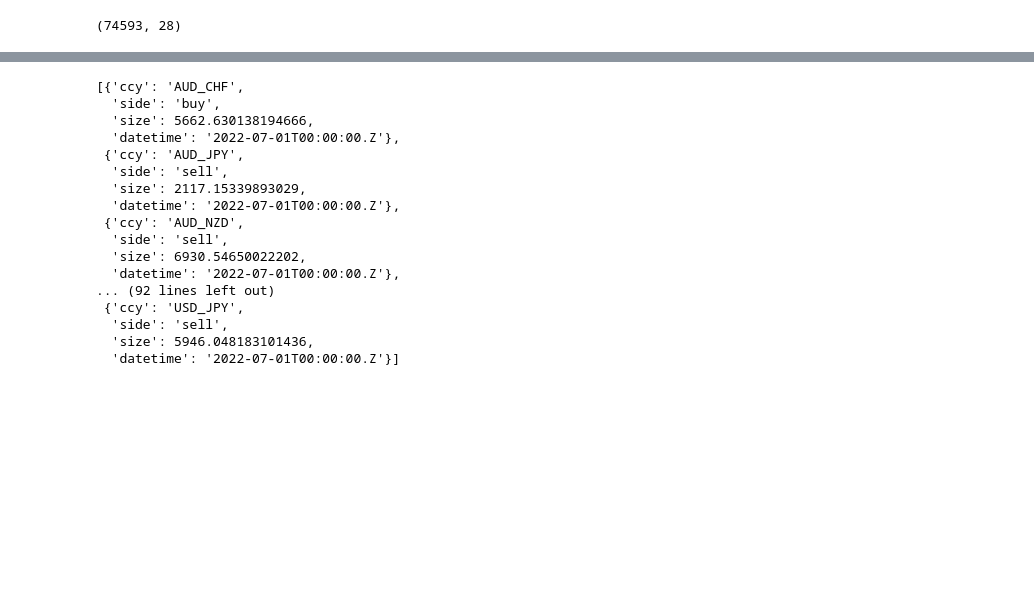
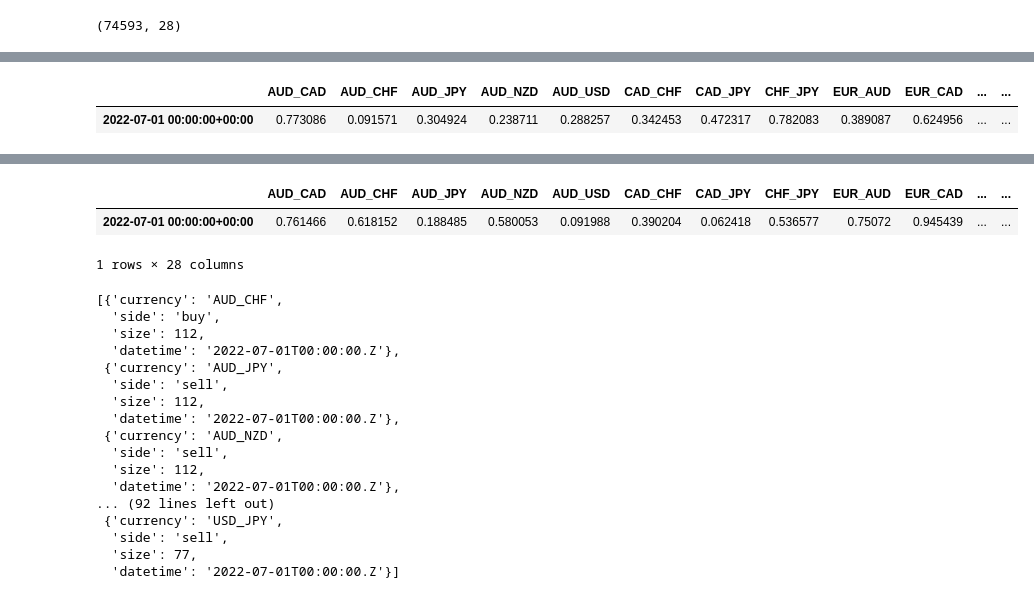
Before and after one commit to alexcolls/rex-ai, a Jupyter notebook: notebooks/marti/risk_management.ipynb, the cells around one changed output, grey strips where cells are left out. Saved outputs shown, nothing was run; the diff lists cells and outputs as text; code cells hidden in the pictures; blank space fills up the shorter version.

```diff
--- a/notebooks/marti/risk_management.ipynb
+++ b/notebooks/marti/risk_management.ipynb
@@ -175,20 +187,38 @@ See the caveats in the documentation: https://pandas.pydata.org/pandas-docs/stab
 1 rows × 28 columns
 # %%
-def balance(pred_vols, classification, risk=1, balance=100000, leverage=1):
-    cor = correlation_pairs(pred_vols)
+def trade_signals(pred_vols,last_data, classification, exchange_rate, risk=0.01, balance=100000, leverage=1):
+    cor = correlation_pairs(last_data)
 
     t,v = expected_volatility(pred_vols, cor)
-    n = (abs(classification.T)).sum()
+    n = int((abs(classification.T)).sum())
     risked = risk*balance*leverage/(t*n)
-    print(risked)
-    l = []
+
+
+    trade_signals = []
     for ccy in classification.columns:
         d = {}
         if int(classification[ccy]) != 0:
-            d["ccy"] = ccy
+            d["currency"] = ccy
             d["side"] = "sell" if int(classification[ccy]) == -1 else "buy"
-            d["size"] = float(v[ccy].astype("float")*risked)
-            d["datetime"] = pred_vols.index.to_list()[0].strftime("%Y-%m-%dT%H:%M:%S.Z")
-            l.append(d)
+            if ccy.split("_")[0] == "USD":
+                d["size"] = round(risked)
+            else:
+                d["size"] = round(risked*float(exchange_rate[ccy.split("_")[0]]))
+            d["datetime"] = v.index.to_list()[0].strftime("%Y-%m-%dT%H:%M:%S.Z")
+            trade_signals.append(d)
 
-    return l
+    return trade_signals
+# %%
+def read_exchange_rate(df):
+
+    rate = df.iloc[-1:]
+
+    data = pd.DataFrame(index=rate.index)
+
+    for ccy in rate.columns:
+        if ccy.split("_",2)[0] == "USD":
+            data[(ccy.split("_")[1])] = rate[ccy]
+        elif ccy.split("_",2)[1] == "USD":
+            data[(ccy.split("_")[0])] = 1/rate[ccy]
+
+    return data
@@ -195,4 +231,6 @@ def balance(pred_vols, classification, risk=1, balance=100000, leverage=1):
 # %%
-ex = balance(pred, clas)
+ex = trade_signals(pred,pred_last, clas, er)
 ex
 # %% [output]
+|  | AUD_CAD | AUD_CHF | AUD_JPY | AUD_NZD | AUD_USD | CAD_CHF | CAD_JPY | CHF_JPY | EUR_AUD | EUR_CAD | ... | ... |
+| 2022-07-01 00:00:00+00:00 | 0.773086 | 0.091571 | 0.304924 | 0.238711 | 0.288257 | 0.342453 | 0.472317 | 0.782083 | 0.389087 | 0.624956 | ... | ... |
@@ -201,17 +238,20 @@ dtype: float64
+|  | AUD_CAD | AUD_CHF | AUD_JPY | AUD_NZD | AUD_USD | CAD_CHF | CAD_JPY | CHF_JPY | EUR_AUD | EUR_CAD | ... | ... |
+| 2022-07-01 00:00:00+00:00 | 0.761466 | 0.618152 | 0.188485 | 0.580053 | 0.091988 | 0.390204 | 0.062418 | 0.536577 | 0.75072 | 0.945439 | ... | ... |
-[{'ccy': 'AUD_CHF',
-  'side': 'buy',
-  'size': 5662.630138194666,
-  'datetime': '2022-07-01T00:00:00.Z'},
- {'ccy': 'AUD_JPY',
-  'side': 'sell',
-  'size': 2117.15339893029,
-  'datetime': '2022-07-01T00:00:00.Z'},
- {'ccy': 'AUD_NZD',
-  'side': 'sell',
-  'size': 6930.54650022202,
-  'datetime': '2022-07-01T00:00:00.Z'},
-... (92 lines left out)
- {'ccy': 'USD_JPY',
-  'side': 'sell',
-  'size': 5946.048183101436,
-  'datetime': '2022-07-01T00:00:00.Z'}]
+1 rows × 28 columns
+[{'currency': 'AUD_CHF',
+  'side': 'buy',
+  'size': 112,
+  'datetime': '2022-07-01T00:00:00.Z'},
+ {'currency': 'AUD_JPY',
+  'side': 'sell',
+  'size': 112,
+  'datetime': '2022-07-01T00:00:00.Z'},
+ {'currency': 'AUD_NZD',
+  'side': 'sell',
+  'size': 112,
+  'datetime': '2022-07-01T00:00:00.Z'},
+... (92 lines left out)
+ {'currency': 'USD_JPY',
+  'side': 'sell',
+  'size': 77,
+  'datetime': '2022-07-01T00:00:00.Z'}]
```
Also changed, not shown: parts of 11 cells of this notebook, 1 other file.
